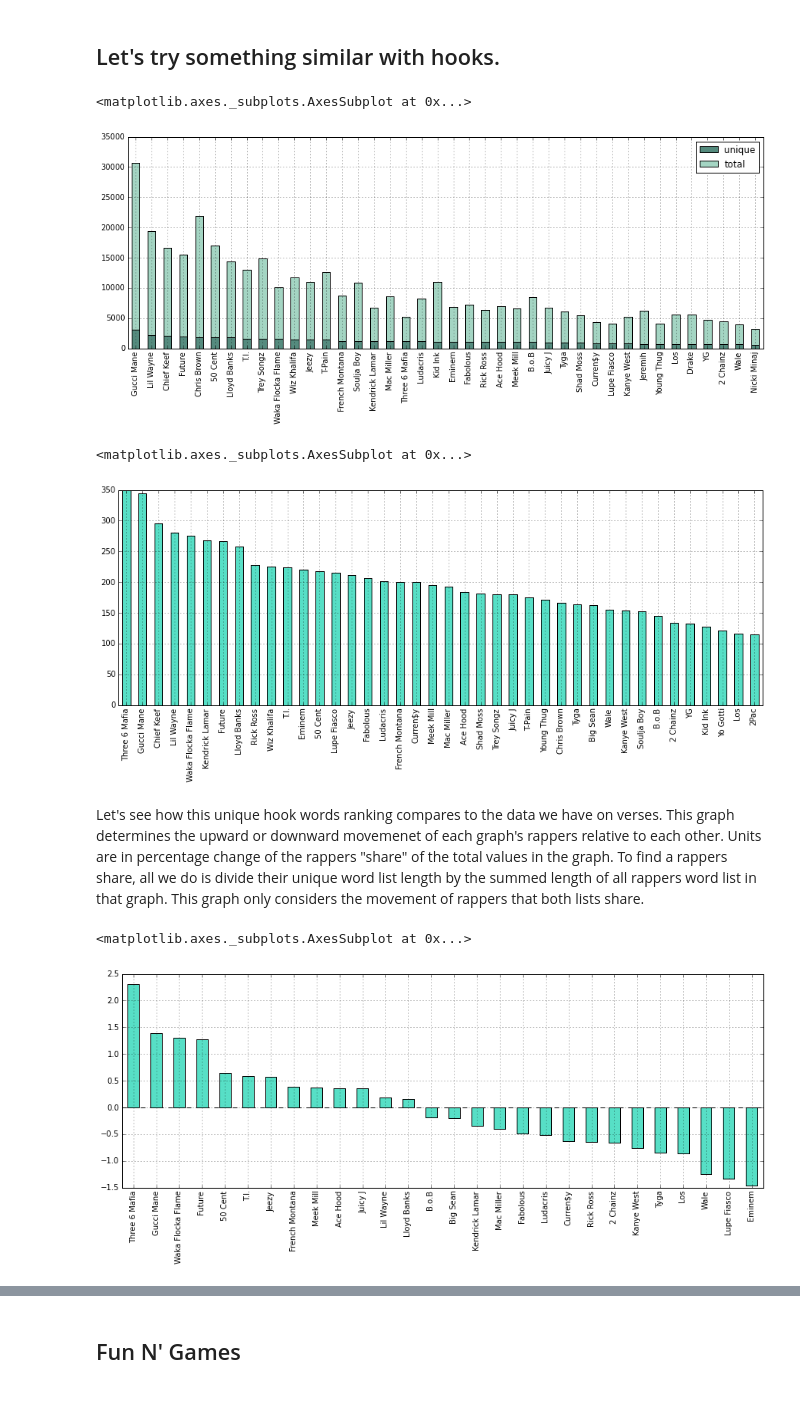
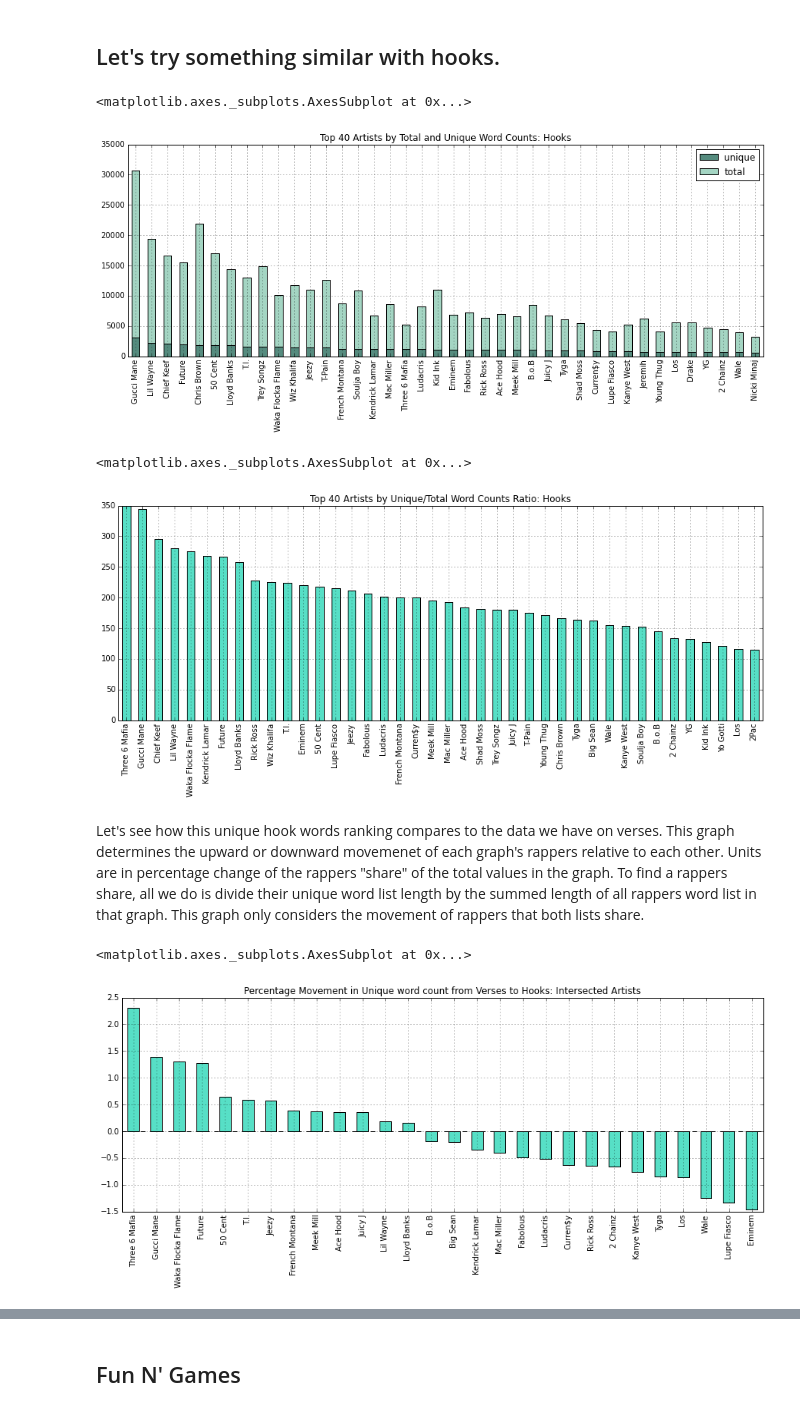
Before and after one commit to baronvonbadguy/genius-scraper, a Jupyter notebook: Exploration.ipynb, the cells around one changed output, grey strips where cells are left out. Drawn from its saved outputs; the diff is of its cells as text; code cells hidden in the pictures.

```diff
--- a/Exploration.ipynb
+++ b/Exploration.ipynb
@@ -188,7 +189,8 @@ df[:40].plot(kind='bar', color=colors, title='Top 40 Artists by Total and Unique
 # %% [markdown]
 Now that we have the total word count and the unique word counts for each artist, lets try out a naive (unweighted) ratio and see what we get.
 # %%
+t = 'Top 40 Artists by Unique/Total Word Counts Ratio: Naive Weighting'
 df['ratio'] = (df['unique'] / df['total'])
-df.sort(columns='ratio', ascending=False)['ratio'][:40].plot(kind='bar', color="#57DFC6")
+df.sort(columns='ratio', ascending=False)['ratio'][:40].plot(kind='bar', color="#57DFC6", title=t)
 # %% [output]
 <matplotlib.axes._subplots.AxesSubplot at 0x...>
@@ -200,7 +202,8 @@ These words aren't unique in the sense that only that rapper says it, but unique
 - - -
 So we know we can't just take a ratio because rappers have unique counts that are relatively similar compared to the variance in the total word count of each rapper.  Let's try boosting this ratio by multiplying it by 10 to the order of magnitude of the unique count, to give those with a higher unique count more weight.
 # %%
+t = 'Top 40 Artists by Unique/Total Word Counts Ratio: Order of Magnitude Weighting'
 df['ratio'] = (df['unique'] / df['total']) * df['unique'].apply(lambda x: pow(10, len(str(x))))
-df.sort(columns='ratio', ascending=False)['ratio'][:40].plot(kind='bar', color="#57DFC6")
+df.sort(columns='ratio', ascending=False)['ratio'][:40].plot(kind='bar', color="#57DFC6", title=t)
 # %% [output]
 <matplotlib.axes._subplots.AxesSubplot at 0x...>
@@ -452,26 +463,28 @@ This looks like the healthiest map we've seen yet, and the mean is right there a
 # %%
 freqh, statsh, corporah = freq_stats_corpora(lt_hooks)
 dfh = pd.DataFrame.from_dict(statsh, orient='index').sort(columns='unique', ascending=False)
-
-dfh[:40].plot(kind='bar', stacked=True, color=colors)
+t = 'Top 40 Artists by Total and Unique Word Counts: Hooks'
+dfh[:40].plot(kind='bar', stacked=True, color=colors, title=t)
 # %% [output]
 <matplotlib.axes._subplots.AxesSubplot at 0x...>
-[figure, old version]
+[figure, new version]
 # %%
 dfh['ratio'] = (dfh['unique'] / dfh['total']) * dfh['unique']
 top40_hooks = dfh.sort(columns='ratio', ascending=False)['ratio'][:40]
-top40_hooks.plot(kind='bar', color="#57DFC6")
+t = 'Top 40 Artists by Unique/Total Word Counts Ratio: Hooks'
+top40_hooks.plot(kind='bar', color="#57DFC6", title=t)
 # %% [output]
 <matplotlib.axes._subplots.AxesSubplot at 0x...>
-[figure, old version]
+[figure, new version]
 # %% [markdown]
 Let's see how this unique hook words ranking compares to the data we have on verses.  This graph determines the upward or downward movemenet of each graph's rappers relative to each other.  Units are in percentage change of the rappers "share" of the total values in the graph.  To find a rappers share, all we do is divide their unique word list length by the summed length of all rappers word list in that graph.  This graph only considers the movement of rappers that both lists share.
 # %%
+t = 'Percentage Movement in Unique word count from Verses to Hooks: Intersected Artists'
 top40_delta = ((pd.Series(top40_hooks) / top40_hooks.sum()) - (pd.Series(top40) / top40.sum())).dropna() * 100
-top40_delta.sort(ascending=False, inplace=False).plot(kind='bar', color="#57DFC6")
+top40_delta.sort(ascending=False, inplace=False).plot(kind='bar', color="#57DFC6", title=t)
 # %% [output]
 <matplotlib.axes._subplots.AxesSubplot at 0x...>
-[figure, old version]
+[figure, new version]
 # %%
 dfhc = pd.DataFrame.from_dict(freq_cov_dict(top40_hooks, alpha_coef=0.7, beta_coef=0.2, gamma_coef=0.1))
 dfhc = dfhc.sort(columns='order', ascending=False)[top40_hooks.index.values]
```
Also changed, not shown: parts of 29 cells of this notebook.
